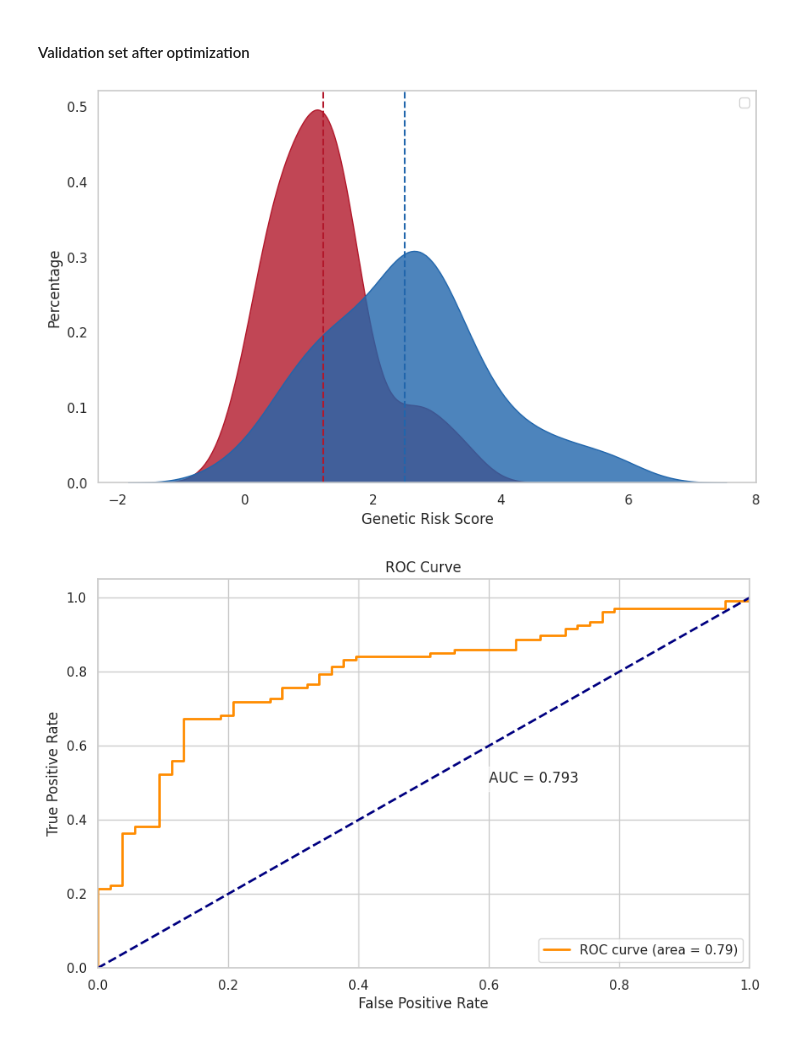
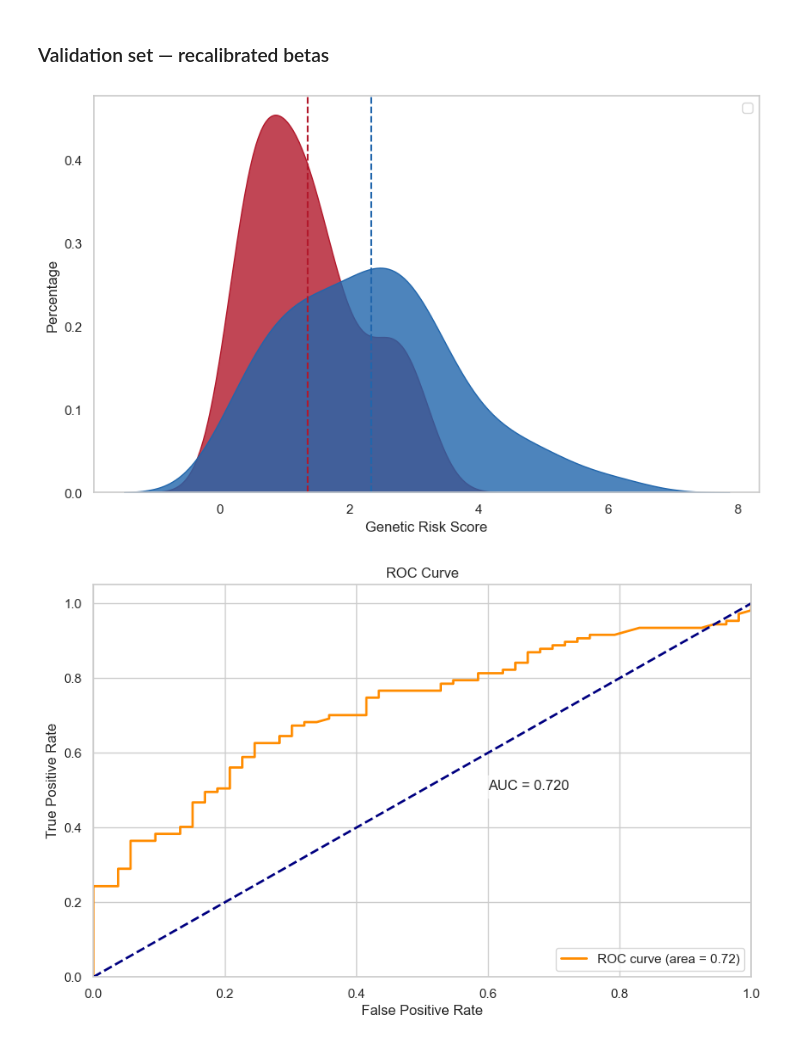
Before and after one commit to JassicaZ/grsopt, a Jupyter notebook: demo.ipynb, the cells around one changed output. Saved outputs shown, nothing was run; the diff lists cells and outputs as text; code cells hidden in the pictures.

```diff
--- a/demo.ipynb
+++ b/demo.ipynb
@@ -49,3 +167,10 @@ y =y.map(mapping)
 # %%
-grsopter=grsopt.grsoptimizer(original_betas=beta_orign['beta'])
+tuner = grsoptimizer(original_betas=beta_sel)
+
+param_grid = {
+    "regularization_strength": [0.001, 0.01, 0.05, 0.1],
+    "noise_scale": [0.1, 0.3, 0.8],
+}
+
+cv_res = tuner.cross_validate(X_sel, y, param_grid, cv_folds=5, loss="rank")
 # %%
@@ -76,3 +184,13 @@ AUC提升: 0.1616
 # %%
-crs_val
+optimizer = grsoptimizer(
+    original_betas=beta_sel,
+    regularization_strength=cv_res["best_params"]["regularization_strength"],
+    noise_scale=cv_res["best_params"]["noise_scale"],
+    n_initial=5,
+    max_iter=200,
+    loss="rank",
+    verbose=True,
+)
+
+result = optimizer.optimize(X_sel, y)
 # %% [output]
@@ -86,0 +201,10 @@ grsopter=grsopt.grsoptimizer(original_betas=beta_orign['beta'],
+# %%
+beta_optimized = pd.Series(result["optimized_betas"], index=final_snps)
+
+beta_table = pd.DataFrame({
+    "beta_original": beta_sel,
+    "beta_optimized": beta_optimized,
+    "beta_change": beta_optimized - beta_sel,
+}).sort_values("beta_change", key=abs, ascending=False)
+
+beta_table
@@ -138,8 +300,13 @@ grsopt.ROC_pic(GRS_val_ori_df,model_name='origin')
 # %% [markdown]
-#### Validation set after optimization
+### Validation set — recalibrated betas
 # %%
-grsopt.GRS_pic(GRS_val_opt_df,model_name='origin')
-grsopt.ROC_pic(GRS_val_opt_df,model_name='origin')
+grs_val_df = pd.DataFrame({
+    "grs": X_val[final_snps].to_numpy() @ beta_optimized.to_numpy(),
+    "Disease": val_df["Disease"].to_numpy(),
+})
+
+grs_pic(grs_val_df, model_name="validation_optimized")
+roc_pic(grs_val_df, model_name="validation_optimized")
 # %% [output]
-[figure, old version]
+[figure, new version]
-[figure, old version]
+[figure, new version]
```
Also changed, not shown: parts of 33 cells of this notebook.
